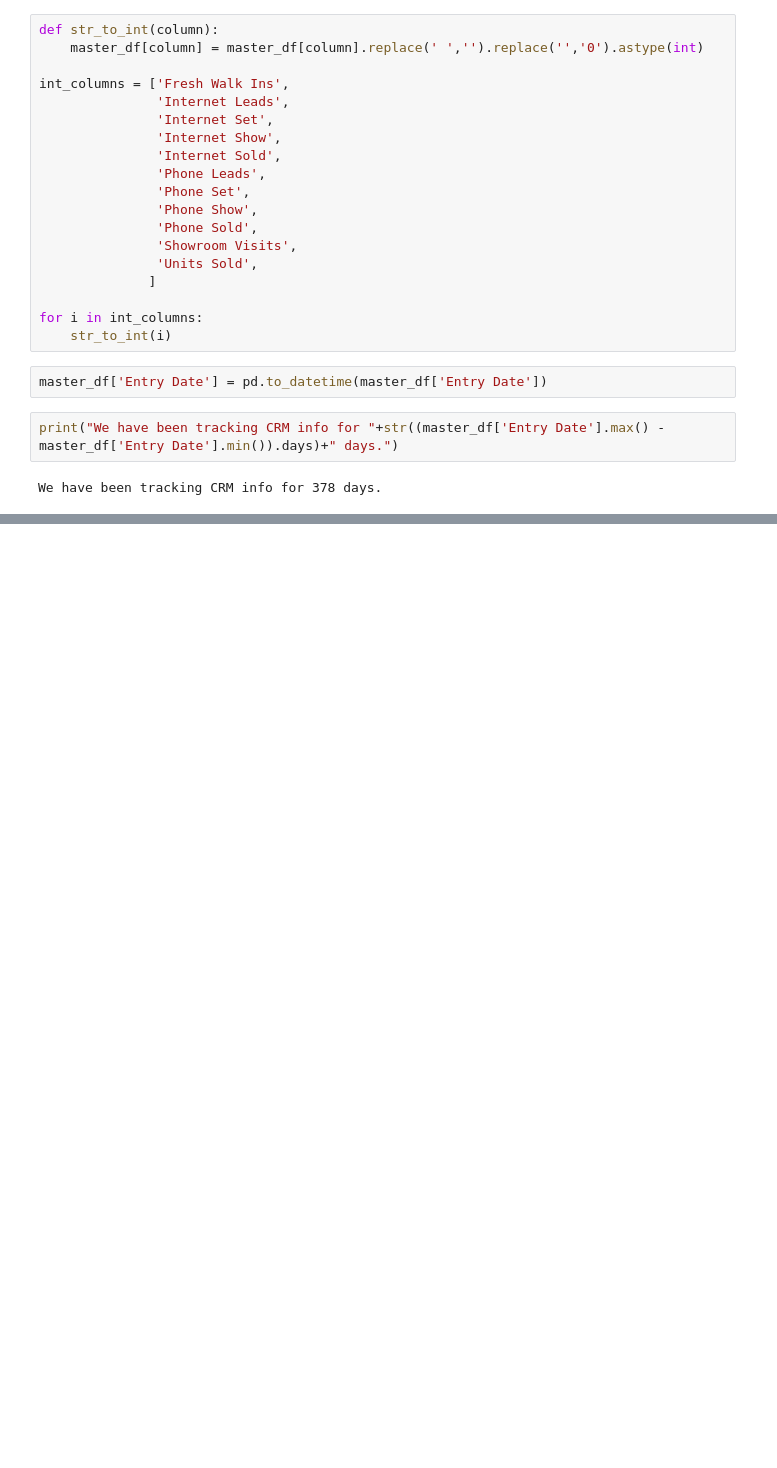
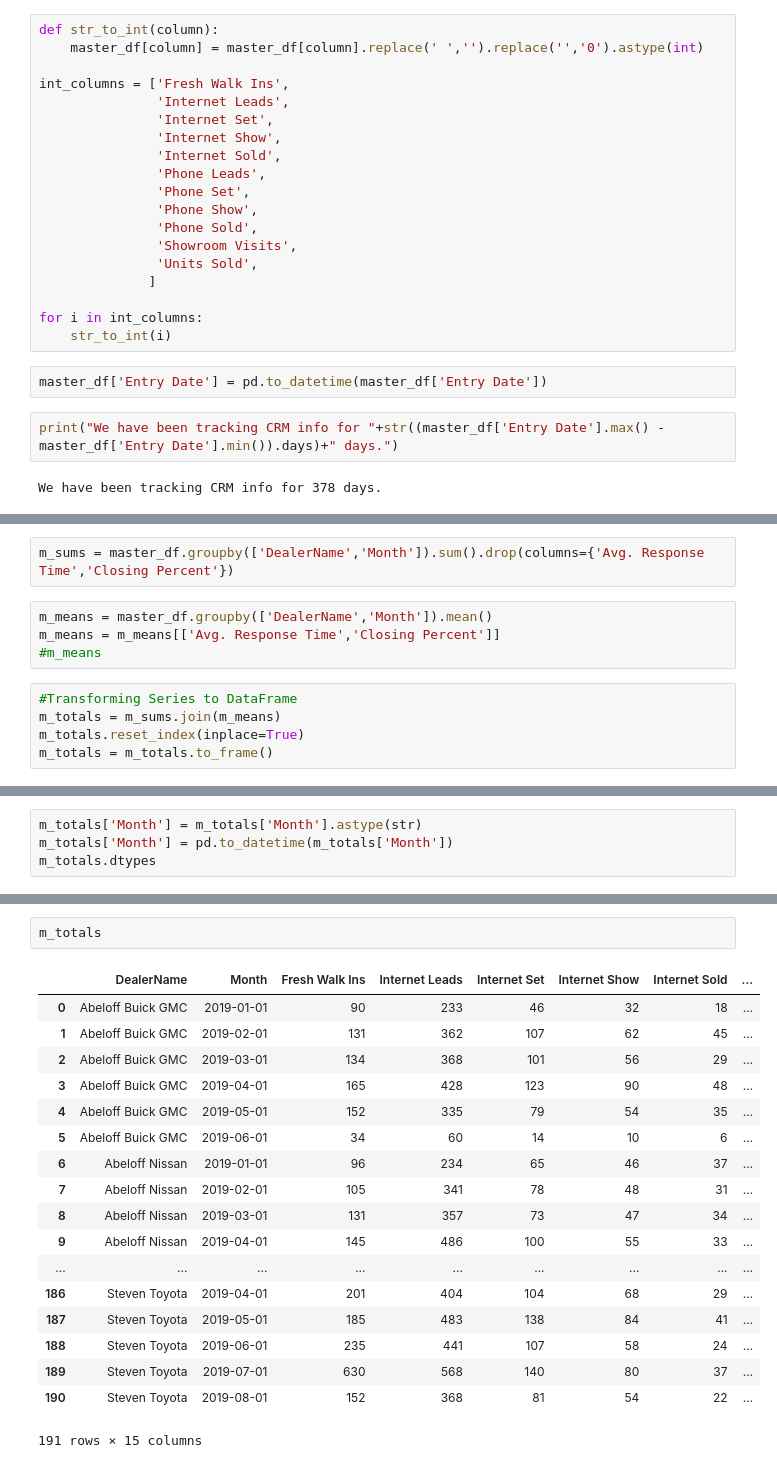
Before and after one commit to GarrettMarkScott/CRM-Data-from-GSheets, a Jupyter notebook: Analyzing our Clients CRM Data.ipynb, the cells around one changed output, grey strips where cells are left out. Saved outputs shown, nothing was run; the diff lists cells and outputs as text; blank space fills up the shorter version.

Commit message:
monthly total dataFrame built

```diff
--- a/Analyzing our Clients CRM Data.ipynb
+++ b/Analyzing our Clients CRM Data.ipynb
@@ -95,0 +162,11 @@ TypeError: Only valid with DatetimeIndex, TimedeltaIndex or PeriodIndex, but got
+# %%
+m_sums = master_df.groupby(['DealerName','Month']).sum().drop(columns={'Avg. Response Time','Closing Percent'})
+# %%
+m_means = master_df.groupby(['DealerName','Month']).mean()
+m_means = m_means[['Avg. Response Time','Closing Percent']]
+#m_means
+# %%
+#Transforming Series to DataFrame
+m_totals = m_sums.join(m_means)
+m_totals.reset_index(inplace=True)
+m_totals = m_totals.to_frame()
@@ -95,0 +175,4 @@ TypeError: Only valid with DatetimeIndex, TimedeltaIndex or PeriodIndex, but got
+# %%
+m_totals['Month'] = m_totals['Month'].astype(str)
+m_totals['Month'] = pd.to_datetime(m_totals['Month'])
+m_totals.dtypes
@@ -95,0 +203,21 @@ TypeError: Only valid with DatetimeIndex, TimedeltaIndex or PeriodIndex, but got
+# %%
+m_totals
+# %% [output]
+|  | DealerName | Month | Fresh Walk Ins | Internet Leads | Internet Set | Internet Show | Internet Sold | ... |
+| 0 | Abeloff Buick GMC | 2019-01-01 | 90 | 233 | 46 | 32 | 18 | ... |
+| 1 | Abeloff Buick GMC | 2019-02-01 | 131 | 362 | 107 | 62 | 45 | ... |
+| 2 | Abeloff Buick GMC | 2019-03-01 | 134 | 368 | 101 | 56 | 29 | ... |
+| 3 | Abeloff Buick GMC | 2019-04-01 | 165 | 428 | 123 | 90 | 48 | ... |
+| 4 | Abeloff Buick GMC | 2019-05-01 | 152 | 335 | 79 | 54 | 35 | ... |
+| 5 | Abeloff Buick GMC | 2019-06-01 | 34 | 60 | 14 | 10 | 6 | ... |
+| 6 | Abeloff Nissan | 2019-01-01 | 96 | 234 | 65 | 46 | 37 | ... |
+| 7 | Abeloff Nissan | 2019-02-01 | 105 | 341 | 78 | 48 | 31 | ... |
+| 8 | Abeloff Nissan | 2019-03-01 | 131 | 357 | 73 | 47 | 34 | ... |
+| 9 | Abeloff Nissan | 2019-04-01 | 145 | 486 | 100 | 55 | 33 | ... |
+| ... | ... | ... | ... | ... | ... | ... | ... | ... |
+| 186 | Steven Toyota | 2019-04-01 | 201 | 404 | 104 | 68 | 29 | ... |
+| 187 | Steven Toyota | 2019-05-01 | 185 | 483 | 138 | 84 | 41 | ... |
+| 188 | Steven Toyota | 2019-06-01 | 235 | 441 | 107 | 58 | 24 | ... |
+| 189 | Steven Toyota | 2019-07-01 | 630 | 568 | 140 | 80 | 37 | ... |
+| 190 | Steven Toyota | 2019-08-01 | 152 | 368 | 81 | 54 | 22 | ... |
+191 rows × 15 columns
```
Also changed, not shown: parts of 11 cells of this notebook.
